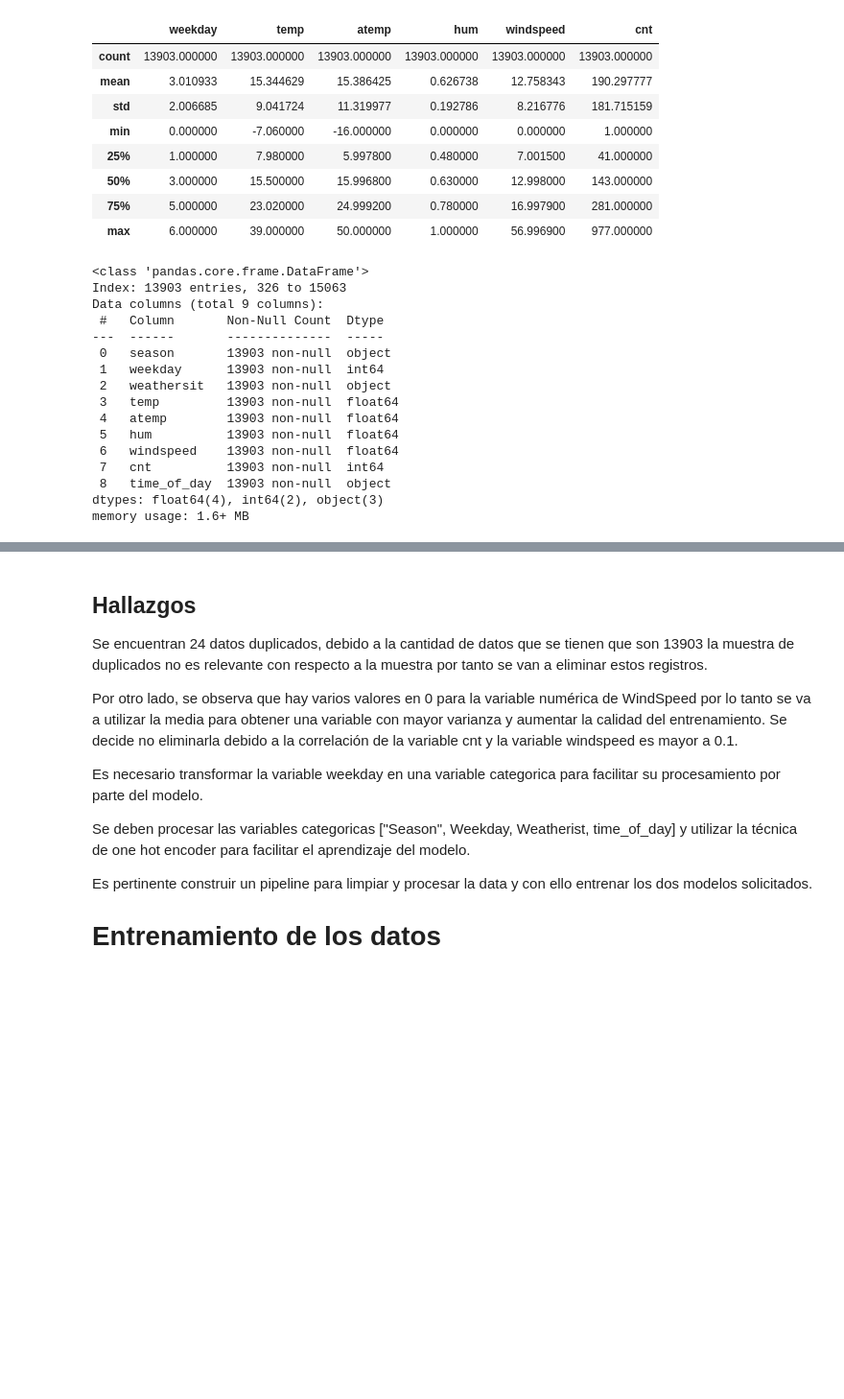
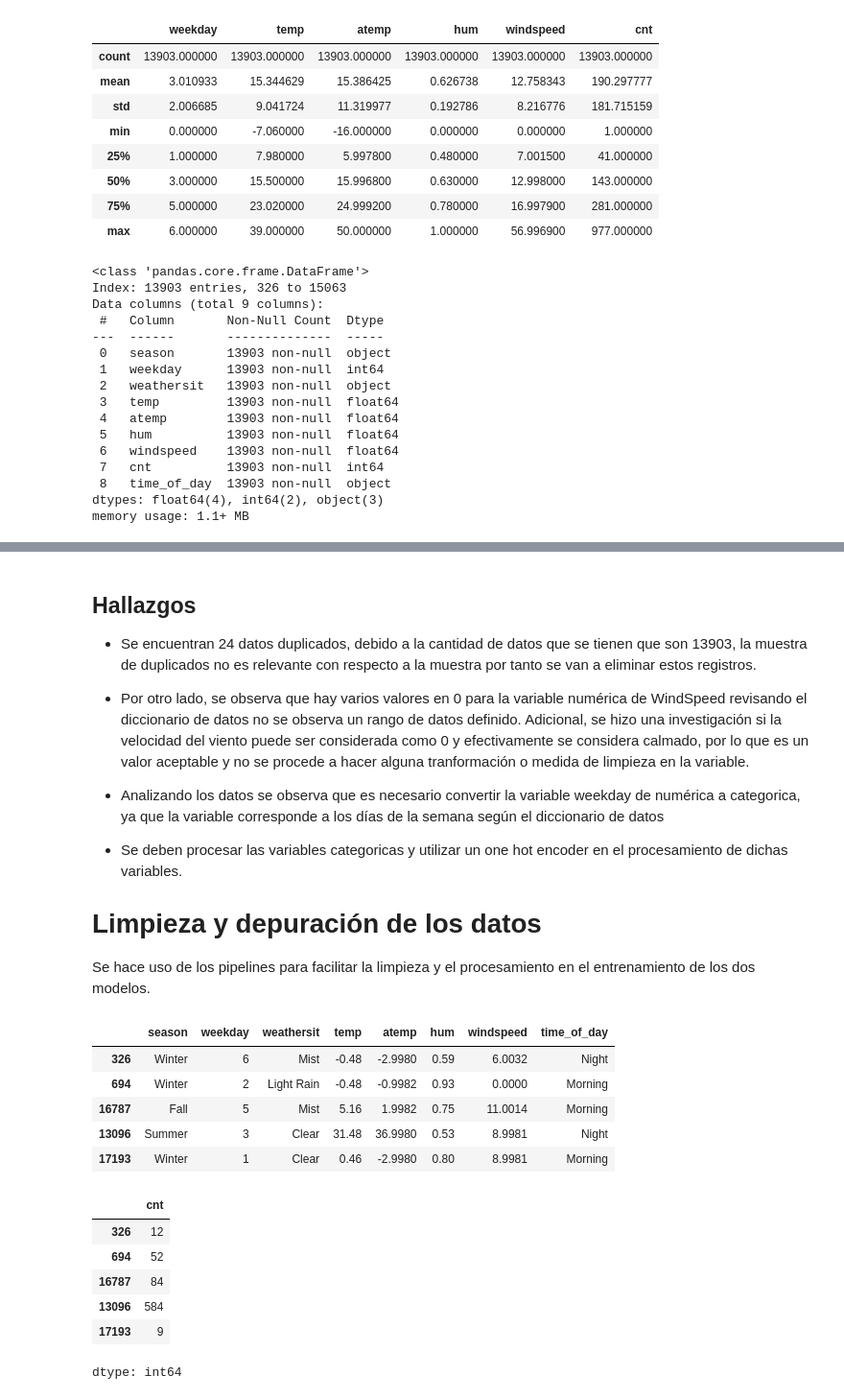
Before and after one commit to CamiloZuletaVaron/MINE-4206_202510_AML, a Jupyter notebook: Talleres/Taller 1/MINE_4206_202510_AML_Taller1.ipynb, the cells around one changed output, grey strips where cells are left out. Shown at 96% size. Drawn from its saved outputs; the diff is of its cells as text; code cells hidden in the pictures; blank space fills up the shorter version.

```diff
--- a/Talleres/Taller 1/MINE_4206_202510_AML_Taller1.ipynb
+++ b/Talleres/Taller 1/MINE_4206_202510_AML_Taller1.ipynb
@@ -95,7 +95,7 @@ data.head()
 | 4 | Winter | 6 | Clear | 3.28 | 3.0014 | 0.75 | 0.0 | 1 | Night |
 # %%
 # Separando los datos de prueba y entrenamiento
-train, val, test = train_test_split(data, test_size=0.2, random_state=77)
+train, test = train_test_split(data, test_size=0.2, random_state=77)
 train.head()
 # %% [output]
 |  | season | weekday | weathersit | temp | atemp | hum | windspeed | cnt | time_of_day |
@@ -142,7 +142,7 @@ Data columns (total 9 columns):
  7   cnt          13903 non-null  int64
  8   time_of_day  13903 non-null  object
 dtypes: float64(4), int64(2), object(3)
-memory usage: 1.6+ MB
+memory usage: 1.1+ MB
 # %%
 report = train.profile_report(html={'style':{'full_width':True}})
 report
@@ -150,14 +150,41 @@ report
 [interactive output not drawn]
 # %% [markdown]
 ## Hallazgos
-Se encuentran 24 datos duplicados, debido a la cantidad de datos que se tienen que son 13903 la muestra de duplicados no es relevante con respecto a la muestra por tanto se van a eliminar estos registros.
+* Se encuentran 24 datos duplicados, debido a la cantidad de datos que se tienen que son 13903, la muestra de duplicados no es relevante con respecto a la muestra por tanto se van a eliminar estos registros.
 
-Por otro lado, se observa que hay varios valores en 0 para la variable numérica de WindSpeed por lo tanto se va a utilizar la media para obtener una variable con mayor varianza y aumentar la calidad del entrenamiento. Se decide no eliminarla debido a la correlación de la variable cnt y la variable windspeed es mayor a 0.1.
+* Por otro lado, se observa que hay varios valores en 0 para la variable numérica de WindSpeed revisando el diccionario de datos no se observa un rango de datos definido. Adicional, se hizo una investigación si la velocidad del viento puede ser considerada como 0 y efectivamente se considera calmado, por lo que es un valor aceptable y no se procede a hacer alguna tranformación o medida de limpieza en la variable.
 
-Es necesario transformar la variable weekday en una variable categorica para facilitar su procesamiento por parte del modelo.
+* Analizando los datos se observa que es necesario convertir la variable weekday de numérica a categorica, ya que la variable corresponde a los días de la semana según el diccionario de datos
 
-Se deben procesar las variables categoricas ["Season", Weekday, Weatherist, time_of_day] y utilizar la técnica de one hot encoder para facilitar el aprendizaje del modelo.
+* Se deben procesar las variables categoricas y utilizar un one hot encoder en el procesamiento de dichas variables.
 
-Es pertinente construir un pipeline para limpiar y procesar la data y con ello entrenar los dos modelos solicitados.
 
-# **Entrenamiento de los datos**
+# **Limpieza y depuración de los datos**
+
+Se hace uso de los pipelines para facilitar la limpieza y el procesamiento en el entrenamiento de los dos modelos.
+# %%
+# Se guarda una copia del entrenamiento
+base_train = train.copy()
+
+# Preparación previa a dividir el dataset
+train = train.drop_duplicates()
+
+# Se preparan los datos de entrenamiento y la variable objetivo
+x_train, y_train = train.drop('cnt', axis=1), train['cnt']
+
+display(x_train.head())
+display(y_train.head())
+# %% [output]
+|  | season | weekday | weathersit | temp | atemp | hum | windspeed | time_of_day |
+| 326 | Winter | 6 | Mist | -0.48 | -2.9980 | 0.59 | 6.0032 | Night |
+| 694 | Winter | 2 | Light Rain | -0.48 | -0.9982 | 0.93 | 0.0000 | Morning |
+| 16787 | Fall | 5 | Mist | 5.16 | 1.9982 | 0.75 | 11.0014 | Morning |
+| 13096 | Summer | 3 | Clear | 31.48 | 36.9980 | 0.53 | 8.9981 | Night |
+| 17193 | Winter | 1 | Clear | 0.46 | -2.9980 | 0.80 | 8.9981 | Morning |
+|  | cnt |
+| 326 | 12 |
+| 694 | 52 |
+| 16787 | 84 |
+| 13096 | 584 |
+| 17193 | 9 |
+dtype: int64
```
Also changed, not shown: parts of 3 cells of this notebook.
